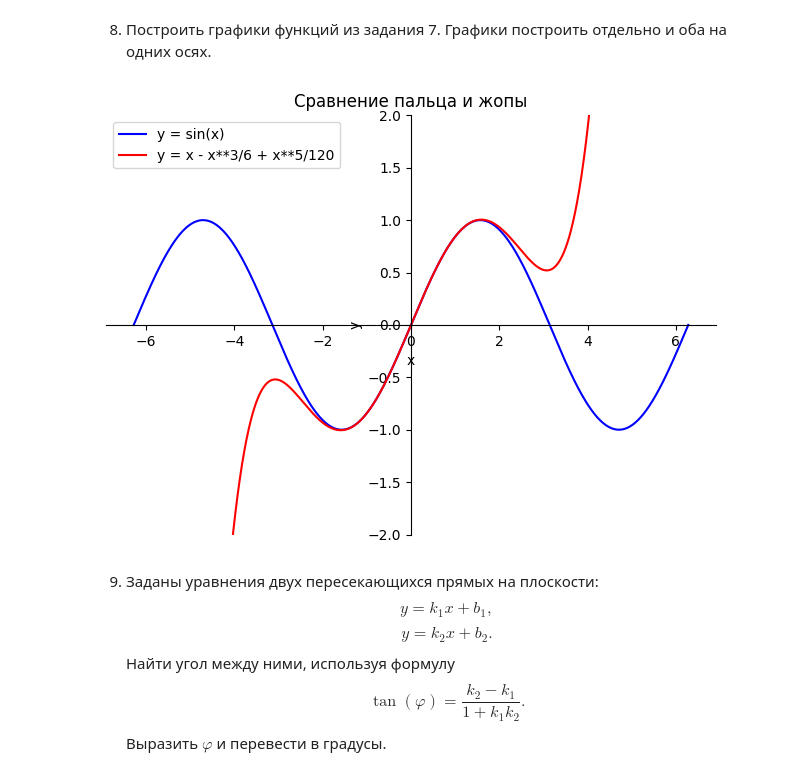
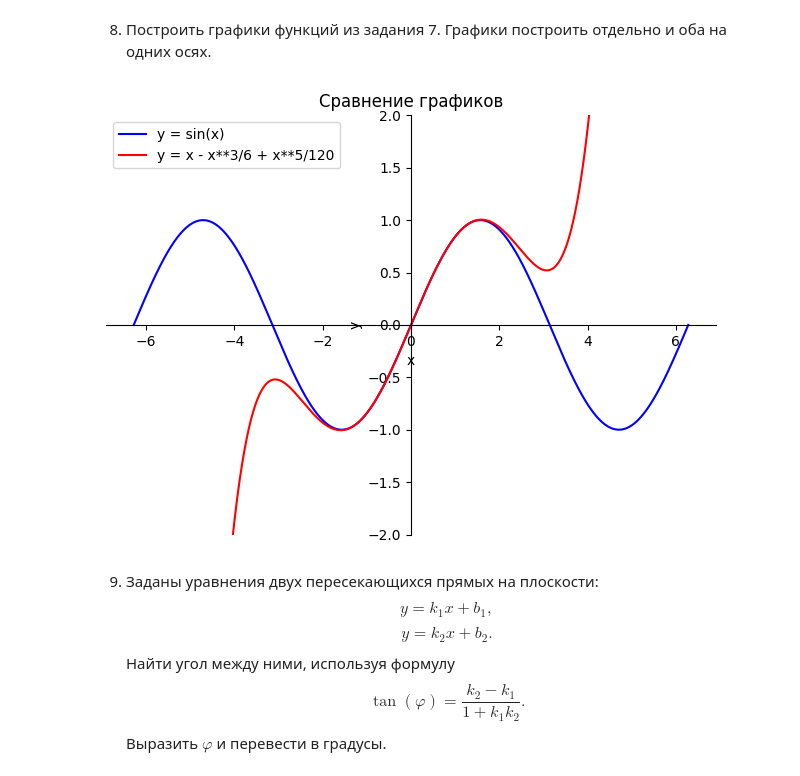
Before and after one commit to ShklyaevPlaton/mpt-course, a Jupyter notebook: python/notes/topic03/notes_ru.ipynb, the cells around one changed output. Cells and saved outputs as stored; diff of their text form; code cells hidden in the pictures.

```diff
--- a/python/notes/topic03/notes_ru.ipynb
+++ b/python/notes/topic03/notes_ru.ipynb
@@ -683,27 +683,27 @@ for i in points:
 # %%
 from sympy import symbols, cos, plot
 from sympy.plotting import plot as sympy_plot
 
 p = plot(
     expr1, expr2,
     (x, -2 * 3.1416, 2 * 3.1416),
     ylim = (-2, 2),
-    title = "Сравнение пальца и жопы",
+    title = "Сравнение графиков",
     xlabel = "x",
     ylabel = "y",
     legend = True,
     show = False,
 )
 
 p[0].line_color = "blue"
 p[0].label = "y = sin(x)"
 
 p[1].line_color = "red"
 p[1].label = "y = x - x**3/6 + x**5/120"
 
 p.show()
 # %% [output]
-[figure, old version]
+[figure, new version]
 # %% [markdown]
 9. Заданы уравнения двух пересекающихся прямых на плоскости:
 $$y=k_1 x+b_1,$$
```
Also changed, not shown: parts of 1 cell of this notebook.
